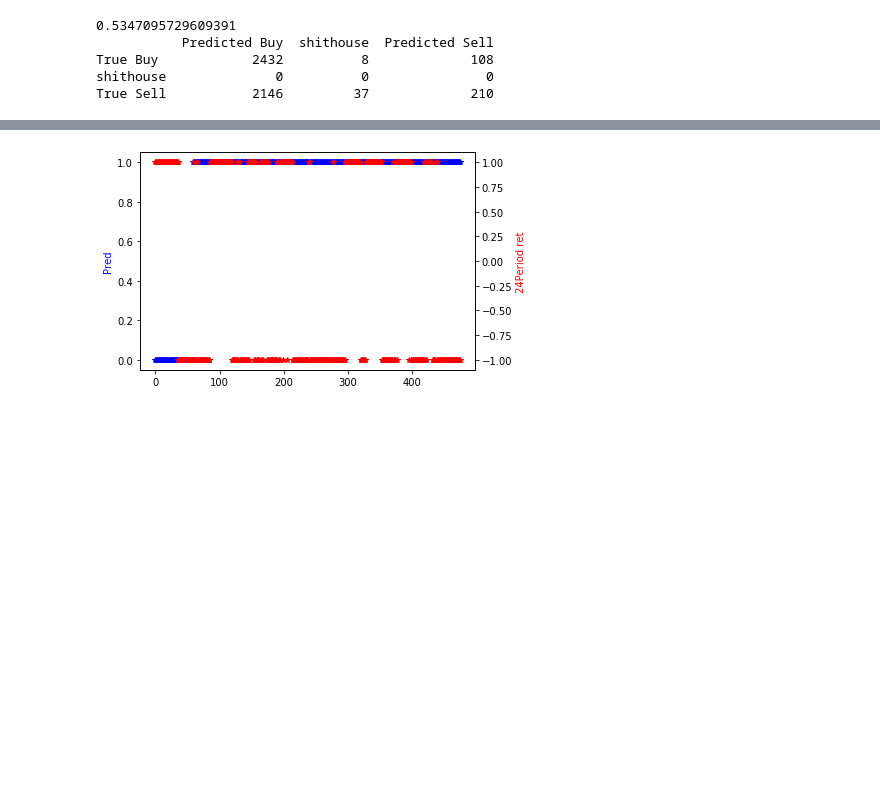
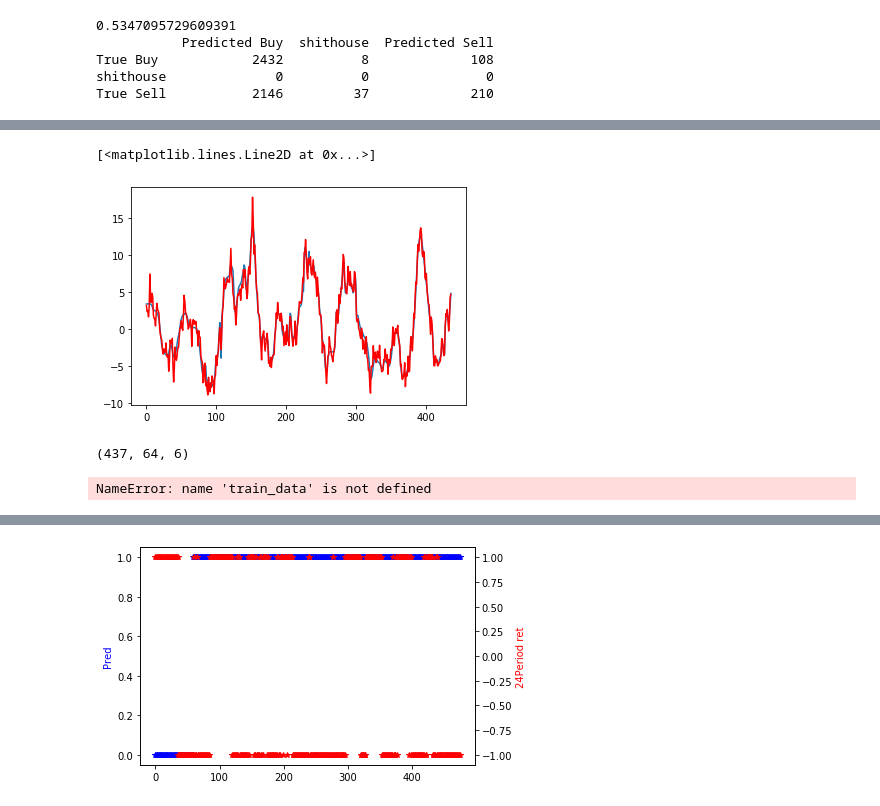
Before and after one commit to egill12/keras_tensorflow_workings, a Jupyter notebook: nntensorflow.ipynb, the cells around one changed output, grey strips where cells are left out. Drawn from its saved outputs; the diff is of its cells as text; code cells hidden in the pictures; blank space fills up the shorter version.

```diff
--- a/nntensorflow.ipynb
+++ b/nntensorflow.ipynb
@@ -218,0 +266,24 @@ plt.show()
+# %%
+import numpy as np
+train_sample = train[model_features].iloc[:500].values
+test_sample = train[model_features].iloc[:500].values # test[model_features].values
+train_data , train_target, null_dates = create_dataset(train_sample, False, look_back, test)
+test_data, test_target, target_dates = create_dataset(test_sample, True, look_back, test)
+
+# reshape seems to add another list around every observation
+train_data = train_data.reshape(train_data.shape[0], look_back, train_data.shape[2])
+train_target = train_target.reshape(train_target.shape[0], 1)
+test_data = test_data.reshape(test_data.shape[0], look_back, test_data.shape[2])
+test_target = test_target.reshape(test_target.shape[0], 1)
+#### Set up model parameters
+# Build up the model
+BATCH_SIZE = 19# train_data.shape[0]
+no_features = train_data.shape[2]
+model = Sequential()
+model.add(LSTM(first_layer, batch_input_shape = (BATCH_SIZE,look_back,no_features), return_sequences = True))
+model.add(LSTM(second_layer, return_sequences = False, activation="softmax"))
+model.add(Dense(8, activation = "tanh"))
+model.add(Dense(1, activation = "linear"))
+model.compile(loss = "mse", optimizer="adam", metrics = ['accuracy'])
+model.summary()
+lstm_engine = model.fit(train_data,train_target,epochs = 500, verbose = 0, batch_size=BATCH_SIZE)
@@ -218,0 +306,37 @@ plt.show()
+# %%
+len(train_data[0])
+
+plt.plot(model.predict(test_data, batch_size = BATCH_SIZE) )
+plt.plot(test_target, c = 'r')
+# %% [output]
+[<matplotlib.lines.Line2D at 0x...>]
+[figure, added]
+# %%
+test_data.shape
+# %% [output]
+(437, 64, 6)
+# %%
+#print(test[model_features].tail(50))
+import matplotlib.pyplot as plt
+xy = train_data # or test_data
+yy = train_target
+results = model.predict(xy, batch_size=BATCH_SIZE) # test_data
+fig , ax = plt.subplots(2,1,figsize=(12,8))
+ax[0].scatter(range(len(results)), results, c = "r")
+ax[0].scatter(range(len(yy)), yy, c = "g")
+# lets see the history of the error update.
+# want a smooth learning line
+ax[1].plot(lstm_engine.history['loss'])
+plt.show()
+predicted = [signal(i, thold) for i in results]
+predictions = pd.DataFrame({"Date" : target_dates,"Predictions": predicted})
+test_results = pd.merge(test,predictions,how="left", on="Date").fillna(0)
+# calculate the returns of the signal
+test_results["scaled_signal"] = test_results['Predictions'].shift(2).rolling(trade_horizon).sum()/trade_horizon
+# no shift needed as we have already done that in previous step
+test_results['strat_returns'] = test_results['logret']*test_results['scaled_signal']
+test_results['strat_returns_sum'] = test_results['strat_returns'].cumsum()
+strat_return = test_results['strat_returns'].sum()
+information_ratio = (test_results['strat_returns'].mean()*260)/(test_results['strat_returns'].std()*np.sqrt(260))
+# %% [output]
+NameError: name 'train_data' is not defined
```
Also changed, not shown: parts of 10 cells of this notebook, 9 other files.
